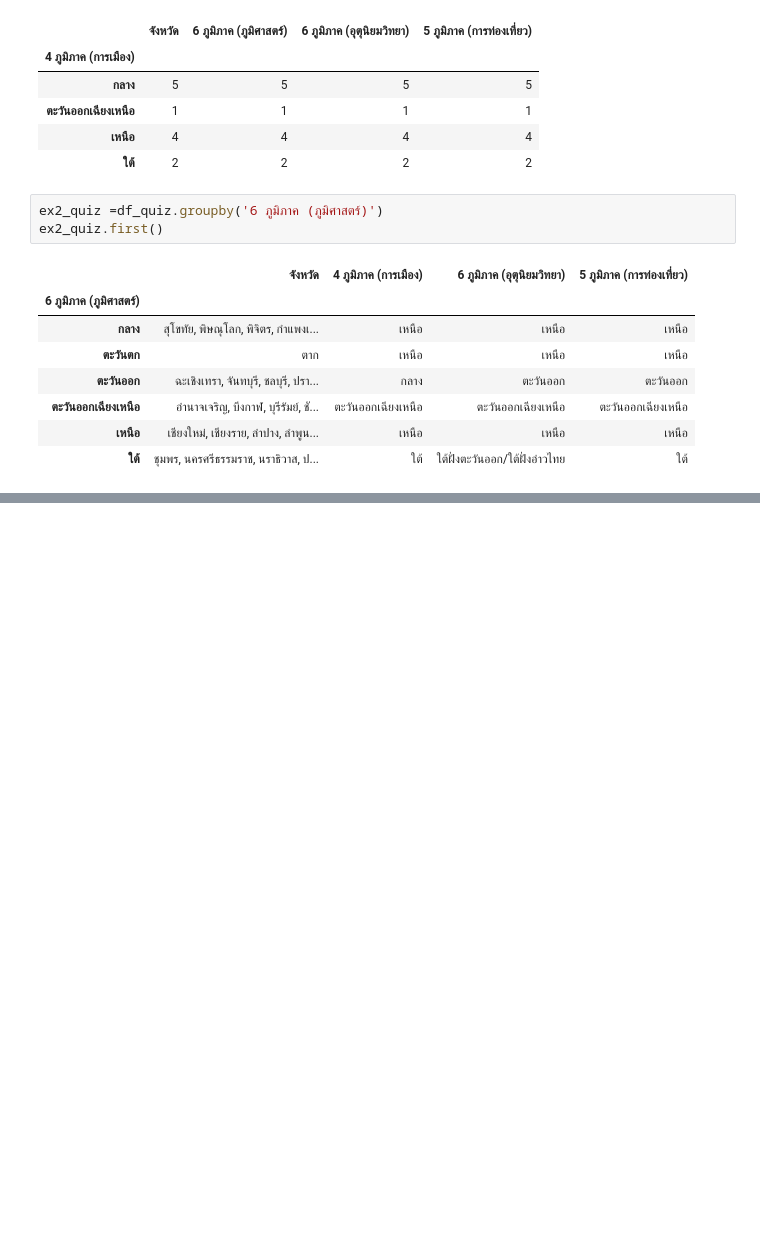
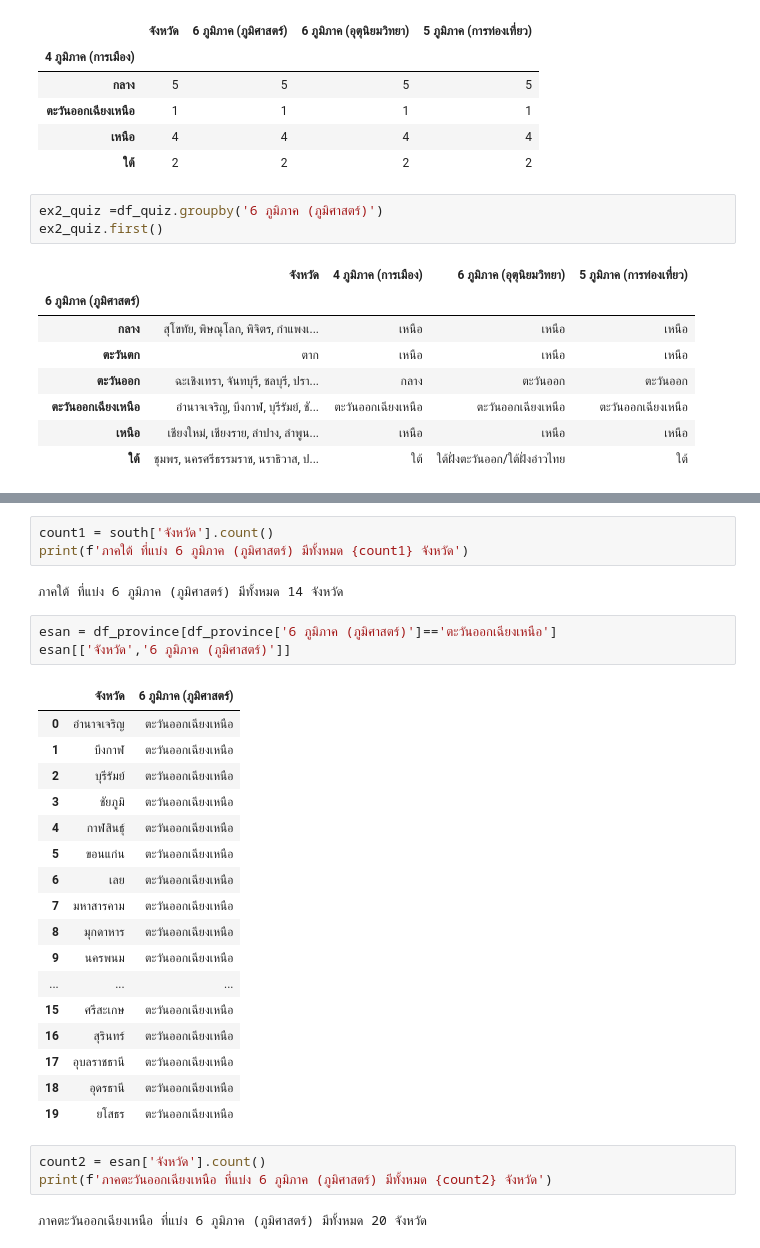
Before and after one commit to Khemapsorn/data_viz_2022, a Jupyter notebook: Pandas_102.ipynb, the cells around one changed output, grey strips where cells are left out. Drawn from its saved outputs; the diff is of its cells as text; blank space fills up the shorter version.

```diff
--- a/Pandas_102.ipynb
+++ b/Pandas_102.ipynb
@@ -523,0 +681,31 @@ ex2_quiz.first()
+# %%
+count1 = south['จังหวัด'].count()
+print(f'ภาคใต้ ที่แบ่ง 6 ภูมิภาค (ภูมิศาสตร์) มีทั้งหมด {count1} จังหวัด')
+# %% [output]
+ภาคใต้ ที่แบ่ง 6 ภูมิภาค (ภูมิศาสตร์) มีทั้งหมด 14 จังหวัด
+# %%
+esan = df_province[df_province['6 ภูมิภาค (ภูมิศาสตร์)']=='ตะวันออกเฉียงเหนือ']
+esan[['จังหวัด','6 ภูมิภาค (ภูมิศาสตร์)']]
+# %% [output]
+|  | จังหวัด | 6 ภูมิภาค (ภูมิศาสตร์) |
+| 0 | อำนาจเจริญ | ตะวันออกเฉียงเหนือ |
+| 1 | บึงกาฬ | ตะวันออกเฉียงเหนือ |
+| 2 | บุรีรัมย์ | ตะวันออกเฉียงเหนือ |
+| 3 | ชัยภูมิ | ตะวันออกเฉียงเหนือ |
+| 4 | กาฬสินธุ์ | ตะวันออกเฉียงเหนือ |
+| 5 | ขอนแก่น | ตะวันออกเฉียงเหนือ |
+| 6 | เลย | ตะวันออกเฉียงเหนือ |
+| 7 | มหาสารคาม | ตะวันออกเฉียงเหนือ |
+| 8 | มุกดาหาร | ตะวันออกเฉียงเหนือ |
+| 9 | นครพนม | ตะวันออกเฉียงเหนือ |
+| ... | ... | ... |
+| 15 | ศรีสะเกษ | ตะวันออกเฉียงเหนือ |
+| 16 | สุรินทร์ | ตะวันออกเฉียงเหนือ |
+| 17 | อุบลราชธานี | ตะวันออกเฉียงเหนือ |
+| 18 | อุดรธานี | ตะวันออกเฉียงเหนือ |
+| 19 | ยโสธร | ตะวันออกเฉียงเหนือ |
+# %%
+count2 = esan['จังหวัด'].count()
+print(f'ภาคตะวันออกเฉียงเหนือ ที่แบ่ง 6 ภูมิภาค (ภูมิศาสตร์) มีทั้งหมด {count2} จังหวัด')
+# %% [output]
+ภาคตะวันออกเฉียงเหนือ ที่แบ่ง 6 ภูมิภาค (ภูมิศาสตร์) มีทั้งหมด 20 จังหวัด
```
Also changed, not shown: parts of 9 cells of this notebook.
